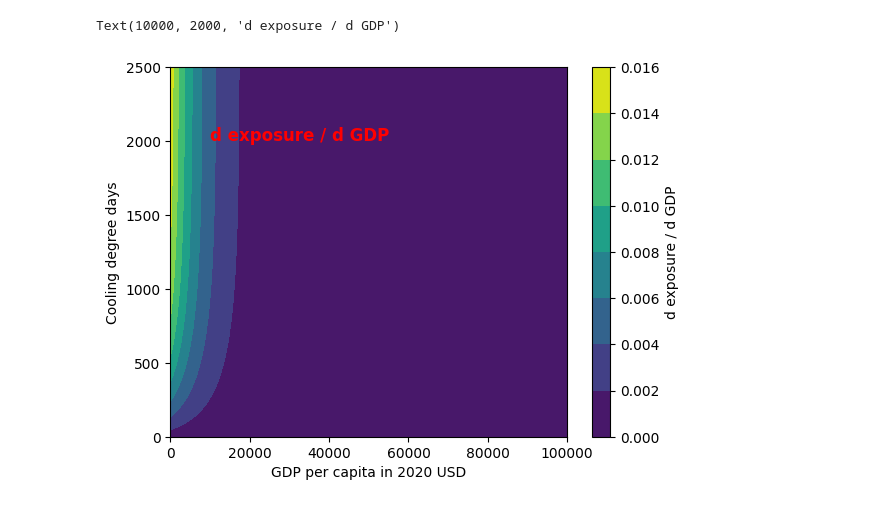
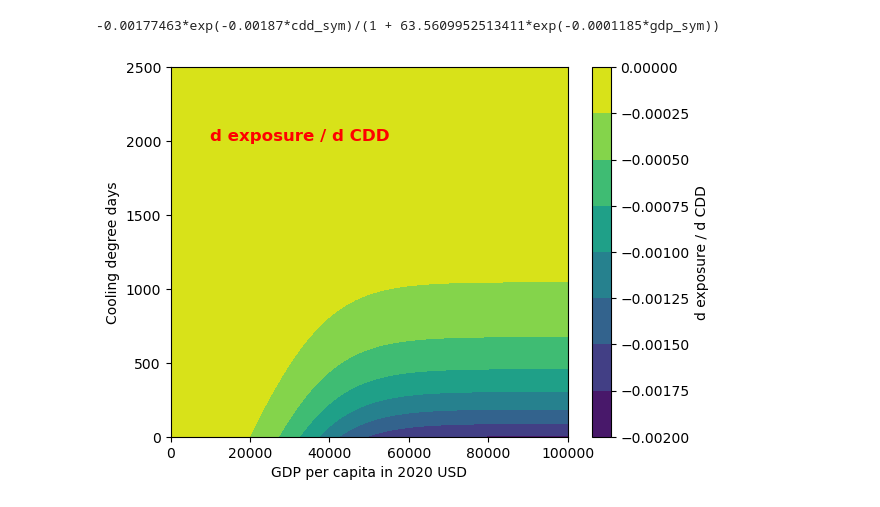
Before and after one commit to carnegie/clab_cooling_deficit_index, a Jupyter notebook: AC_penetration.ipynb, the cells around one changed output. Drawn from its saved outputs; the diff is of its cells as text; code cells hidden in the pictures.

Commit message:
Functional analysis exposure

```diff
--- a/AC_penetration.ipynb
+++ b/AC_penetration.ipynb
@@ -91,16 +139,20 @@ Text(0.1, 80000, 'CDD(exposure, GDP)')
 # %%
-# Compute derivative of exposure with respect to GDP
-def d_exposure_d_gdp(gdp, cdd):
-    return (1.-0.949*np.exp(-0.00187*cdd)) * (np.exp(4.152)*np.exp(-0.237*infl_factor/1000)*np.exp(-0.237*infl_factor*gdp/1000)) * (1./(np.exp(4.152)+np.exp(-0.237*infl_factor*gdp/1000))**2)
+# Compute derivative of exposure with respect to CDD
+partial_cdd_sym = diff(exposure_sym, cdd_sym)
+partial_cdd_func = np.vectorize(lambda g, c: partial_cdd_sym.evalf(subs={gdp_sym: g, cdd_sym: c}))
+print(partial_cdd_sym)
+partial_cdd_values = partial_cdd_func(gdp_x, cdd_x)
 
-# Make contour plot of d_exposure_d_gdp as a function of exposure and GDP
+# Make contour plot of d_exposure_d_cdd as a function of exposure and GDP
 plt.figure()
-plt.contourf(gdp_x, cdd_x, d_exposure_d_gdp(gdp_x, cdd_x))
+plt.contourf(gdp_x, cdd_x, partial_cdd_values)
 plt.xlabel('GDP per capita in 2020 USD')
 plt.ylabel('Cooling degree days')
-plt.colorbar(label='d exposure / d GDP')
+plt.colorbar(label='d exposure / d CDD')
+
 # Add label in red and bold
-plt.text(10000, 2000, 'd exposure / d GDP', fontsize=12, color='red', fontweight='bold')
+plt.text(10000, 2000, 'd exposure / d CDD', fontsize=12, color='red', fontweight='bold')
+plt.savefig('Figures/exposure_funct_analysis/AC_d_exposure_d_cdd_contour.png', dpi=300)
 # %% [output]
-Text(10000, 2000, 'd exposure / d GDP')
+-0.00177463*exp(-0.00187*cdd_sym)/(1 + 63.5609952513411*exp(-0.0001185*gdp_sym))
-[figure, old version]
+[figure, new version]
```
Also changed, not shown: parts of 10 cells of this notebook, 9 other files.
